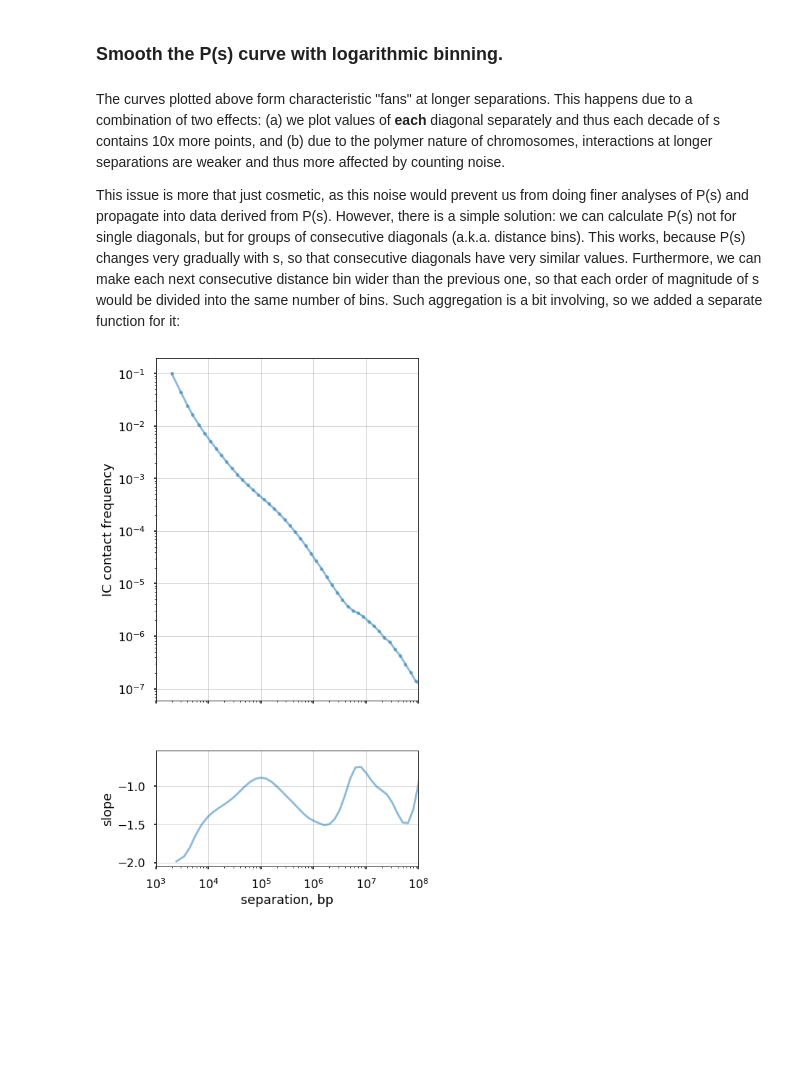
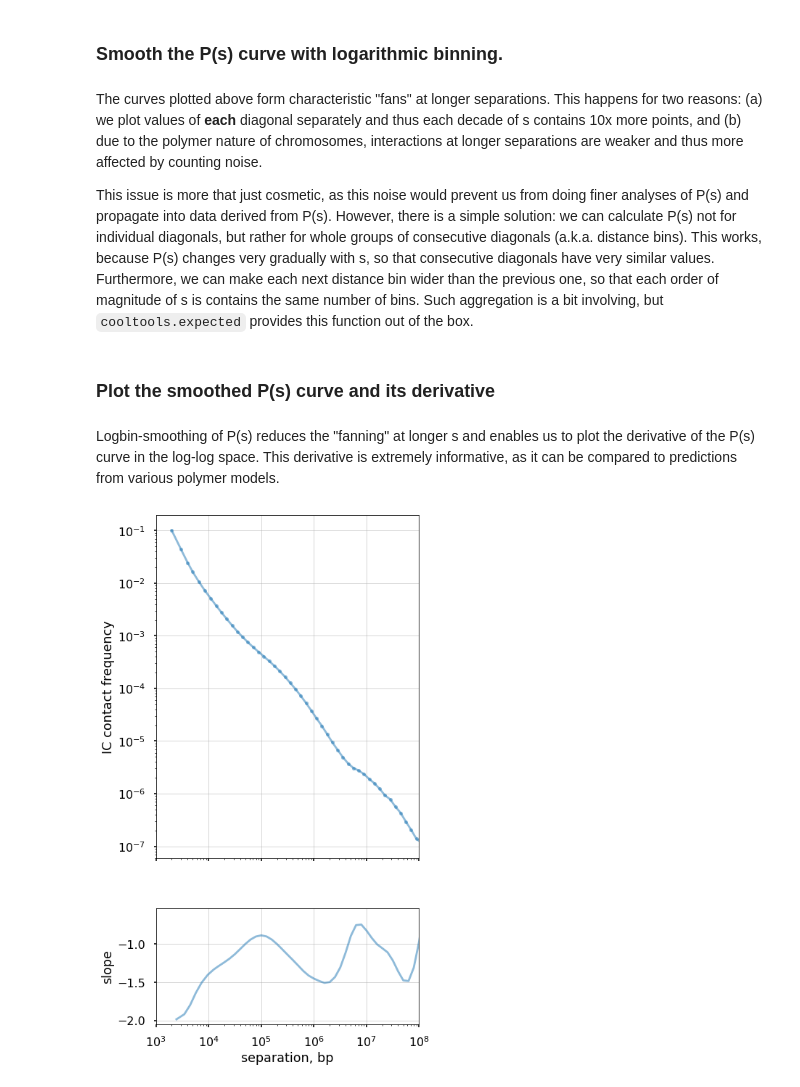
Before and after one commit to open2c/open2c_examples, a Jupyter notebook: contacts_vs_distance.ipynb, the cells around one changed output. Drawn from its saved outputs; the diff is of its cells as text; code cells hidden in the pictures; blank space fills up the shorter version.

```diff
--- a/contacts_vs_distance.ipynb
+++ b/contacts_vs_distance.ipynb
@@ -163,6 +163,6 @@ As you can see, the shape of our P(s) curve is *almost* not affected by balancin
 # %% [markdown]
 ### Smooth the P(s) curve with logarithmic binning.
 # %% [markdown]
-The curves plotted above form characteristic "fans" at longer separations. This happens due to a combination of two effects: (a) we plot values of **each** diagonal separately and thus each decade of s contains 10x more points, and (b) due to the polymer nature of chromosomes, interactions at longer separations are weaker and thus more affected by counting noise.
+The curves plotted above form characteristic "fans" at longer separations. This happens for two reasons: (a) we plot values of **each** diagonal separately and thus each decade of s contains 10x more points, and (b) due to the polymer nature of chromosomes, interactions at longer separations are weaker and thus more affected by counting noise.
 
-This issue is more that just cosmetic, as this noise would prevent us from doing finer analyses of P(s) and propagate into data derived from P(s). However, there is a simple solution: we can calculate P(s) not for single diagonals, but for groups of consecutive diagonals (a.k.a. distance bins). This works, because P(s) changes very gradually with s, so that consecutive diagonals have very similar values. Furthermore, we can make each next consecutive distance bin wider than the previous one, so that each order of magnitude of s would be divided into the same number of bins. Such aggregation is a bit involving, so we added a separate function for it:
+This issue is more that just cosmetic, as this noise would prevent us from doing finer analyses of P(s) and propagate into data derived from P(s). However, there is a simple solution: we can calculate P(s) not for individual diagonals, but rather for whole groups of consecutive diagonals (a.k.a. distance bins). This works, because P(s) changes very gradually with s, so that consecutive diagonals have very similar values. Furthermore, we can make each next distance bin wider than the previous one, so that each order of magnitude of s is contains the same number of bins. Such aggregation is a bit involving, but `cooltools.expected` provides this function out of the box.
@@ -177,38 +169,55 @@ slopes_agg['sep'] = slopes_agg['x'] * clr.binsize
+# %%
+# Logbin-expected aggregates P(s) curves per region over exponentially increasing distance bins.
+lb_cvd, lb_slopes, lb_distbins = cooltools.expected.logbin_expected(cvd)
+
+# The resulting table contains P(s) curves for each individual region.
+# Aggregating these curves into a single genome-wide curve is involving too,
+# so we created a separate function for this too.
+lb_cvd_agg, lb_slopes_agg = cooltools.expected.combine_binned_expected(
+    lb_cvd,
+    binned_exp_slope=lb_slopes
+)
+
+lb_cvd_agg['s_bp'] = lb_cvd_agg['x'] * clr.binsize
+lb_slopes_agg['s_bp'] = lb_slopes_agg['x'] * clr.binsize
+# %% [markdown]
+### Plot the smoothed P(s) curve and its derivative
+# %% [markdown]
+Logbin-smoothing of P(s) reduces the "fanning" at longer s and enables us to plot the derivative of the P(s) curve in the log-log space. This derivative is extremely informative, as it can be compared to predictions from various polymer models.
 # %%
 f, axs = plt.subplots(
     figsize=(6.5,13),
     nrows=2,
     gridspec_kw={'height_ratios':[6,2]},
     sharex=True)
 ax = axs[0]
 ax.loglog(
-    cfs_agg['sep'],
-    cfs_agg['Pc'],
+    lb_cvd_agg['s_bp'],
+    lb_cvd_agg['Pc'],
     'o-',
     alpha=0.5,
     markersize=5,
 )
 
 ax.set(
-#     xlabel='separation, bp',
     ylabel='IC contact frequency',
     xlim=(1e3,1e8)
 )
 ax.set_aspect(1.0)
 ax.grid(lw=0.5)
 
 
 ax = axs[1]
 ax.semilogx(
-    slopes_agg['sep'],
-    slopes_agg['slope'],
+    lb_slopes_agg['s_bp'],
+    lb_slopes_agg['slope'],
     alpha=0.5
 )
 
 ax.set(
     xlabel='separation, bp',
     ylabel='slope')
 
 ax.grid(lw=0.5)
 # %% [output]
-[figure, old version]
+[figure, new version]
```
Also changed, not shown: parts of 3 cells of this notebook.
